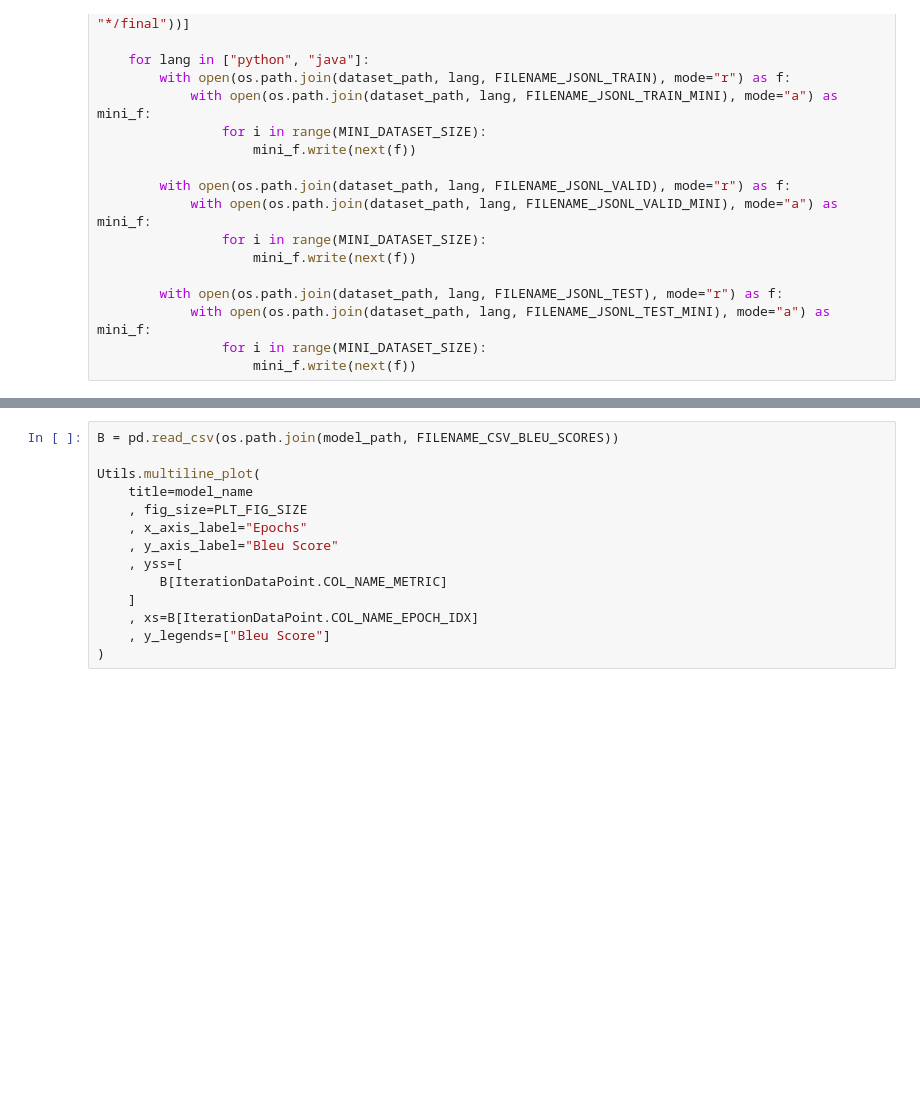
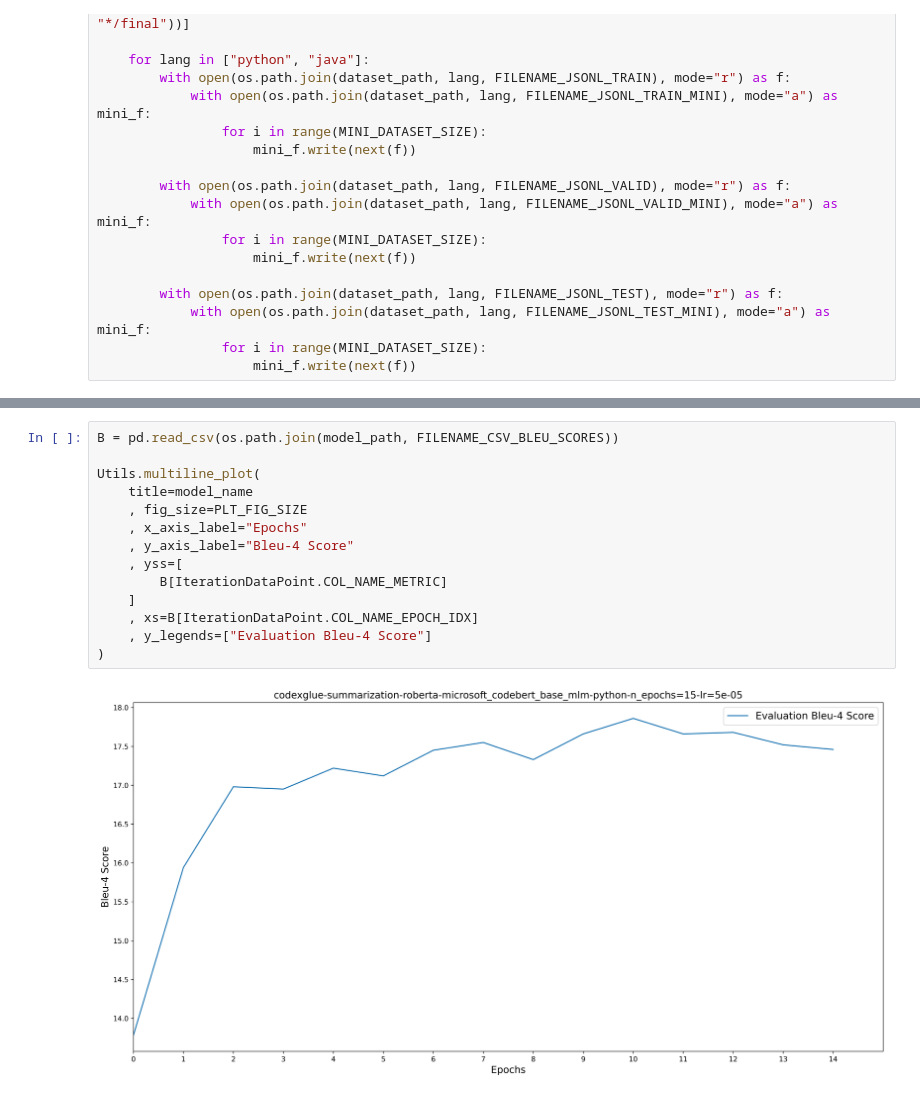
Before and after one commit to thekaveh/CS5814-project, a Jupyter notebook: codexglue-summarization-roberta-codebertmlm-python/notebook.ipynb, the cells around one changed output, grey strips where cells are left out. Cells and saved outputs as stored; diff of their text form; blank space fills up the shorter version.

```diff
--- a/codexglue-summarization-roberta-codebertmlm-python/notebook.ipynb
+++ b/codexglue-summarization-roberta-codebertmlm-python/notebook.ipynb
@@ -226,17 +252,19 @@ Utils.multiline_plot(
 # %%
 B = pd.read_csv(os.path.join(model_path, FILENAME_CSV_BLEU_SCORES))
 
 Utils.multiline_plot(
     title=model_name
     , fig_size=PLT_FIG_SIZE
     , x_axis_label="Epochs"
-    , y_axis_label="Bleu Score"
+    , y_axis_label="Bleu-4 Score"
     , yss=[
         B[IterationDataPoint.COL_NAME_METRIC]
     ]
     , xs=B[IterationDataPoint.COL_NAME_EPOCH_IDX]
-    , y_legends=["Bleu Score"]
+    , y_legends=["Evaluation Bleu-4 Score"]
 )
+# %% [output]
+[figure, added]
 # %%
 subprocess.check_call(
     [
```
Also changed, not shown: parts of 10 cells of this notebook, 10 other files.
